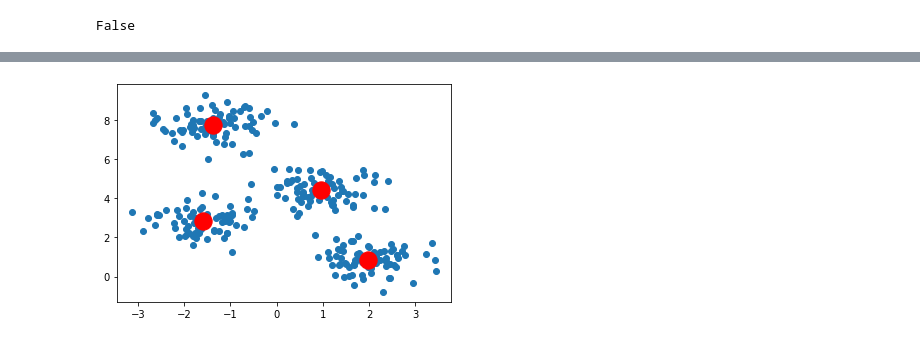
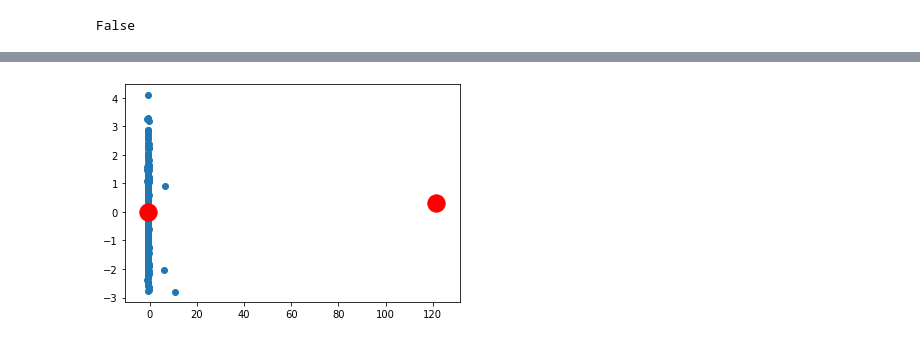
Before and after one commit to pedromlsreis/paranormal_distributions, a Jupyter notebook: explore_nb.ipynb, the cells around one changed output, grey strips where cells are left out. Cells and saved outputs as stored; diff of their text form; code cells hidden in the pictures.

```diff
--- a/explore_nb.ipynb
+++ b/explore_nb.ipynb
@@ -66,8 +66,9 @@ categorical_cols = ["Area", "Education", "Children"]
 # %%
 from sklearn.preprocessing import StandardScaler
 df[:] = StandardScaler().fit_transform(df[:])
+
+x = df[df.columns.difference(categorical_cols)].values # excluding categorical columns
+x = x[:200] # slice array for faster cluster testing
-# %%
-x = df[:].values
 # %%
 from sklearn.decomposition import PCA
 
@@ -94,10 +96,11 @@ plt.show()
 # %%
 from sklearn.cluster import KMeans
 # %%
+plt.figure(figsize=(10, 7))
 wcss = []
 for i in range(1, 11):
     kmeans = KMeans(n_clusters=i, init='k-means++', max_iter=300, n_init=10, random_state=0)
-    kmeans.fit(x)
+    kmeans.fit(principalComponents)
     wcss.append(kmeans.inertia_)
 plt.plot(range(1, 11), wcss)
 plt.title('Elbow Method')
@@ -147,10 +112,10 @@ plt.show()
 # %%
-best_number_of_clusters = 4
+best_number_of_clusters = 2
 # %%
 kmeans = KMeans(n_clusters=best_number_of_clusters, init='k-means++', max_iter=300, n_init=10, random_state=0)
-pred_y = kmeans.fit_predict(X)
-plt.scatter(X[:,0], X[:,1])
+pred_y = kmeans.fit_predict(principalComponents)
+plt.scatter(principalComponents[:,0], principalComponents[:,1])
 plt.scatter(kmeans.cluster_centers_[:, 0], kmeans.cluster_centers_[:, 1], s=300, c='red')
 plt.show()
 # %% [output]
-[figure, old version]
+[figure, new version]
```
Also changed, not shown: parts of 15 cells of this notebook.
